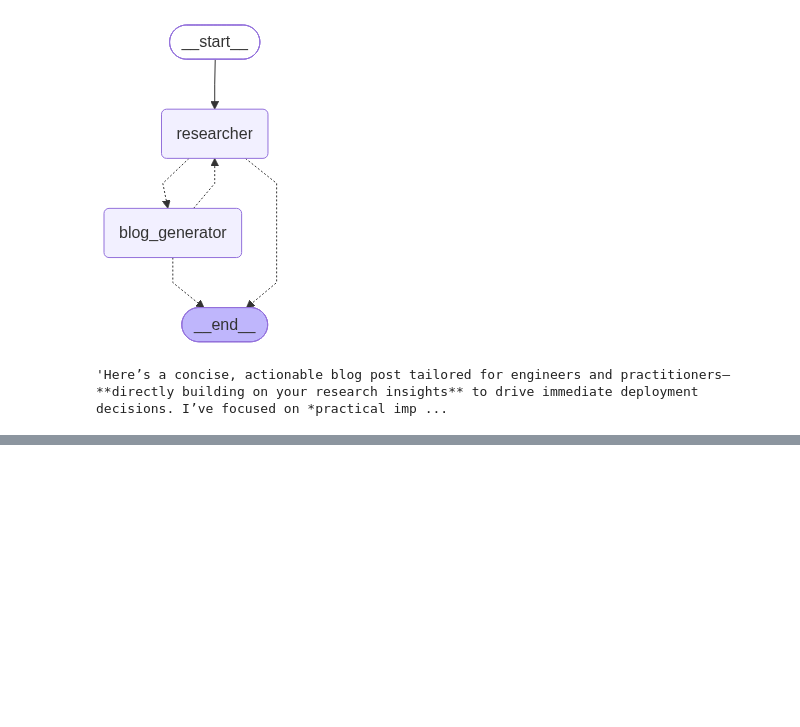
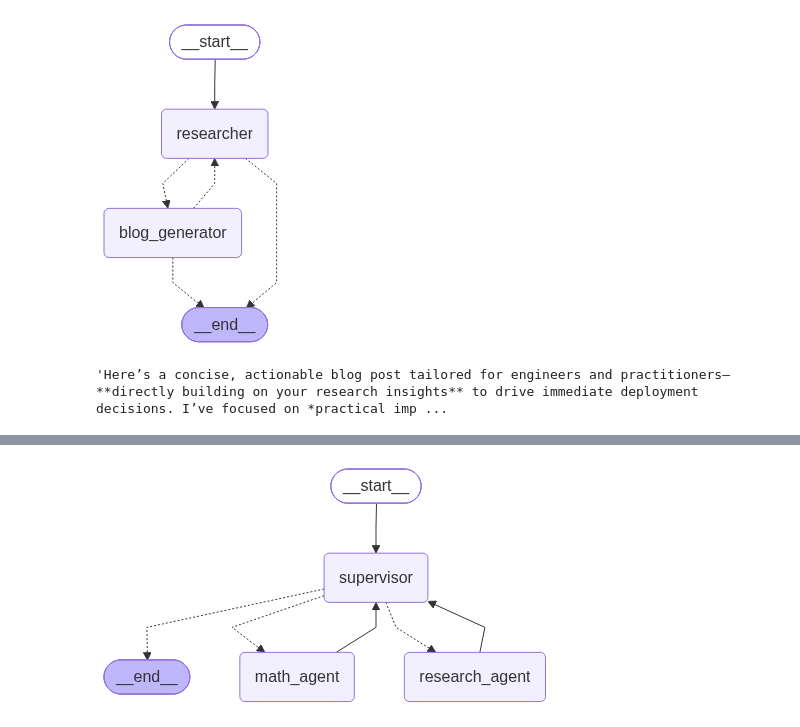
Before and after one commit to 12456789045/Agentic, a Jupyter notebook: Corrective_RAG/corrective.ipynb, the cells around one changed output, grey strips where cells are left out. Cells and saved outputs as stored; diff of their text form; code cells hidden in the pictures; blank space fills up the shorter version.

```diff
--- a/Corrective_RAG/corrective.ipynb
+++ b/Corrective_RAG/corrective.ipynb
@@ -191,0 +198,3 @@ response["messages"][-1].content
+# %%
+web_search=TavilySearch(max_results=3)
+web_search
@@ -191,0 +220,21 @@ response["messages"][-1].content
+# %%
+def add(a:float,b:float):
+    """ADD Two  Numbers."""
+    return a + b
+def Multiply(a:float,b:float):
+    """Multiply two Numbers"""
+    return a*b
+def Divide (a:float,b:float):
+    """Divide two numbers"""
+    return a/b
+math_agent=create_react_agent(model=llm,
+tools=[web_search,internal_tool_1],
+prompt=(
+        "You are a math agent.\n\n"
+        "INSTRUCTIONS:\n"
+        "- Assist ONLY with math-related tasks\n"
+        "- After you're done with your tasks, respond to the supervisor directly\n"
+        "- Respond ONLY with the results of your work, do NOT include ANY other text."),
+name="math_agent"
+    )
+math_agent
@@ -191,0 +245,18 @@ response["messages"][-1].content
+# %%
+## Create Supervisor Agent
+from langgraph_supervisor import create_supervisor
+supervisor=create_supervisor(
+    model=llm,
+    agents=[research_agent,math_agent],
+    prompt=("You are the supervisor managing Two agents:\n"
+      "- a research agent. Assign research-related tasks to this agent\n"
+        "- a math agent. Assign math-related tasks to this agent\n"
+        "Assign work to one agent at a time, do not call agents in parallel.\n"
+        "Do not do any work yourself."),
+    add_handoff_backup_messages=True,
+    output_mode="full_history"
+
+).compile()
+supervisor
+# %% [output]
+[figure, added]
```
Also changed, not shown: parts of 8 cells of this notebook, 4 other files.
